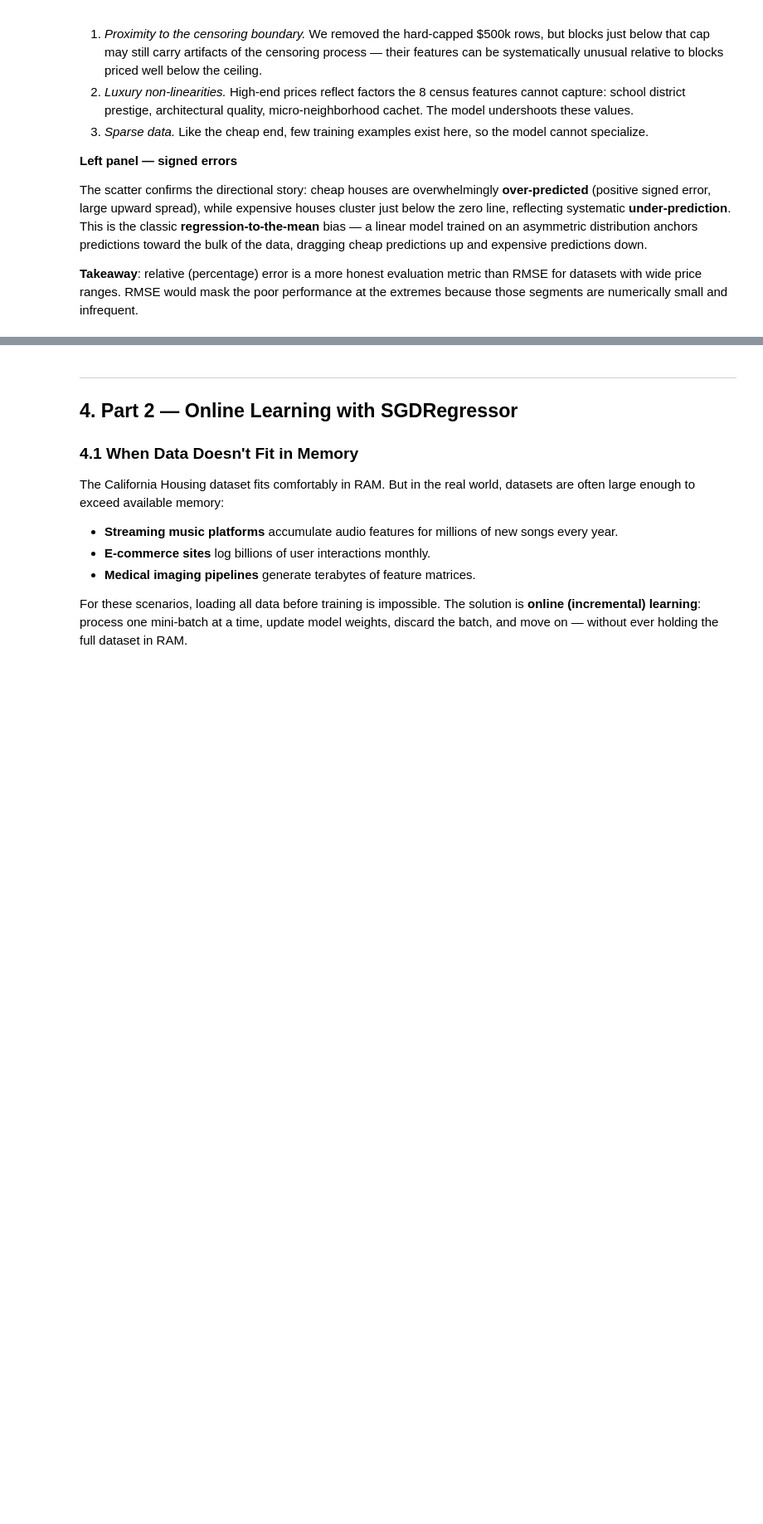
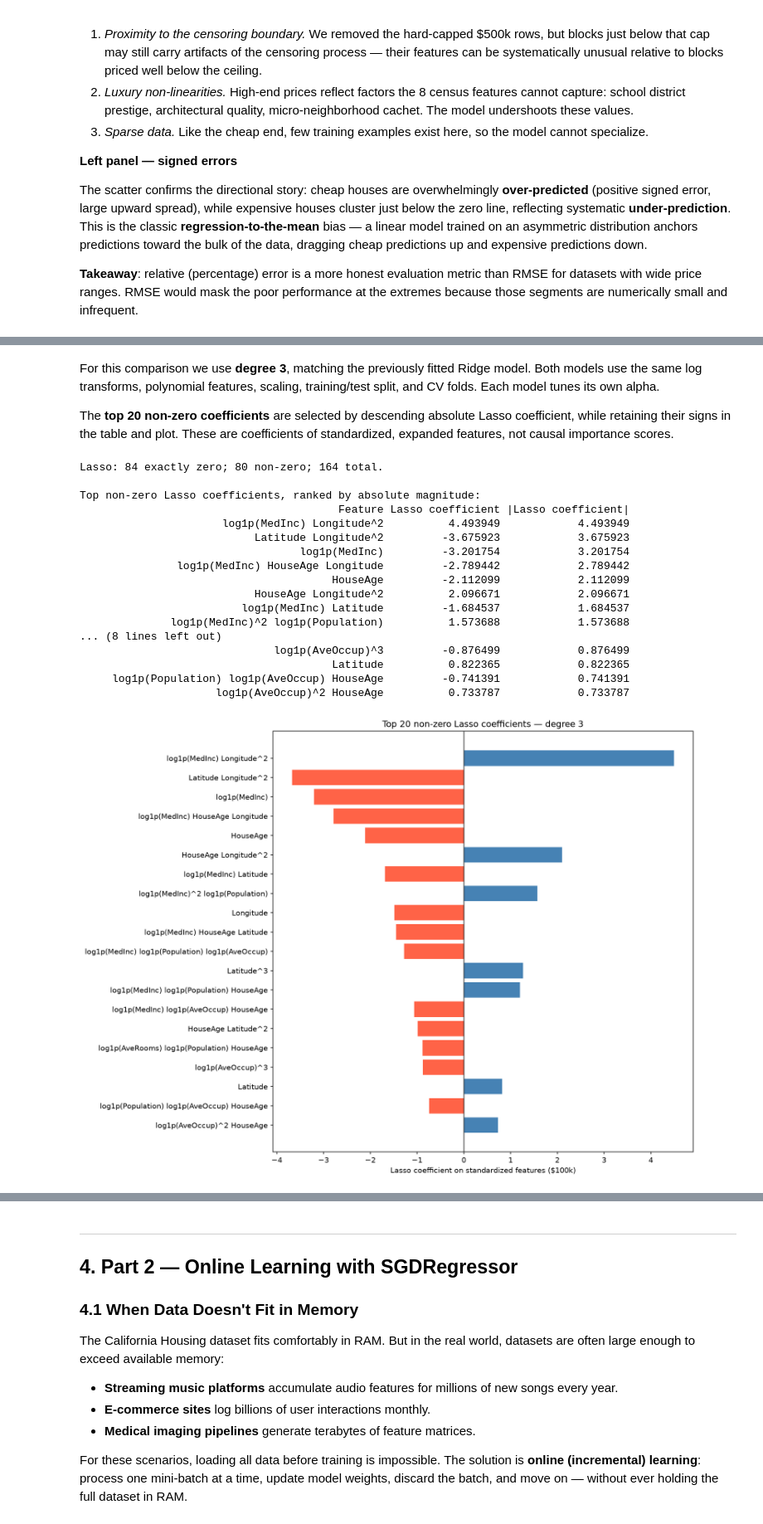
Before and after one commit to lenytacuri/ml-semana1, a Jupyter notebook: linear_regression.ipynb, the cells around one changed output, grey strips where cells are left out. Shown at 83% size. Cells and saved outputs as stored; diff of their text form; code cells hidden in the pictures; blank space fills up the shorter version.

```diff
--- a/linear_regression.ipynb
+++ b/linear_regression.ipynb
@@ -785,0 +934,72 @@ So far we used `POLY_DEGREE = 2`. In this exercise you will compare degree 1, 2,
+# %% [markdown]
+For this comparison we use **degree 3**, matching the previously fitted Ridge model. Both models use the same log transforms, polynomial features, scaling, training/test split, and CV folds. Each model tunes its own alpha.
+
+The **top 20 non-zero coefficients** are selected by descending absolute Lasso coefficient, while retaining their signs in the table and plot. These are coefficients of standardized, expanded features, not causal importance scores.
+# %%
+# Names refer to the log-transformed features before polynomial expansion.
+lasso_input_names = best_lasso_model.named_steps['log_transform'].get_feature_names_out()
+lasso_display_names = np.array([
+    f'log1p({name})' if name in LOG_FEATURES else name
+    for name in lasso_input_names
+])
+lasso_feature_names = best_lasso_model.named_steps['poly'].get_feature_names_out(
+    lasso_display_names
+)
+lasso_weights = best_lasso_model.named_steps['lasso'].coef_
+
+lasso_coefficients = pd.DataFrame({
+    'Feature': lasso_feature_names,
+    'Lasso coefficient': lasso_weights,
+    '|Lasso coefficient|': np.abs(lasso_weights),
+}).sort_values('|Lasso coefficient|', ascending=False)
+
+# Exactly zero, rather than merely close to zero.
+lasso_zero_count = int(np.sum(lasso_weights == 0))
+print(f'Lasso: {lasso_zero_count} exactly zero; '
+      f'{np.count_nonzero(lasso_weights)} non-zero; {len(lasso_weights)} total.')
+
+top20_lasso = lasso_coefficients[
+    lasso_coefficients['Lasso coefficient'] != 0
+].head(20)
+print('\nTop non-zero Lasso coefficients, ranked by absolute magnitude:')
+print(top20_lasso.to_string(
+    index=False,
+    formatters={
+        'Lasso coefficient': '{:.6f}'.format,
+        '|Lasso coefficient|': '{:.6f}'.format,
+    },
+))
+
+# Keep the sign in the plot; rank by magnitude.
+plot_top20 = top20_lasso.iloc[::-1]
+fig, ax = plt.subplots(figsize=(12, 9))
+ax.barh(
+    plot_top20['Feature'], plot_top20['Lasso coefficient'],
+    color=['steelblue' if value > 0 else 'tomato'
+           for value in plot_top20['Lasso coefficient']],
+)
+ax.axvline(0, color='black', linewidth=0.8)
+ax.set_xlabel('Lasso coefficient on standardized features ($100k)')
+ax.set_title(f'Top {len(top20_lasso)} non-zero Lasso coefficients — degree 3')
+fig.tight_layout()
+fig.savefig('assets/lasso_degree3_top20.png', dpi=150, bbox_inches='tight')
+plt.show()
+# %% [output]
+Lasso: 84 exactly zero; 80 non-zero; 164 total.
+
+Top non-zero Lasso coefficients, ranked by absolute magnitude:
+                                        Feature Lasso coefficient |Lasso coefficient|
+                      log1p(MedInc) Longitude^2          4.493949            4.493949
+                           Latitude Longitude^2         -3.675923            3.675923
+                                  log1p(MedInc)         -3.201754            3.201754
+               log1p(MedInc) HouseAge Longitude         -2.789442            2.789442
+                                       HouseAge         -2.112099            2.112099
+                           HouseAge Longitude^2          2.096671            2.096671
+                         log1p(MedInc) Latitude         -1.684537            1.684537
+              log1p(MedInc)^2 log1p(Population)          1.573688            1.573688
+... (8 lines left out)
+                              log1p(AveOccup)^3         -0.876499            0.876499
+                                       Latitude          0.822365            0.822365
+     log1p(Population) log1p(AveOccup) HouseAge         -0.741391            0.741391
+                     log1p(AveOccup)^2 HouseAge          0.733787            0.733787
+[figure, added]
```
Also changed, not shown: parts of 8 cells of this notebook, 3 other files.
